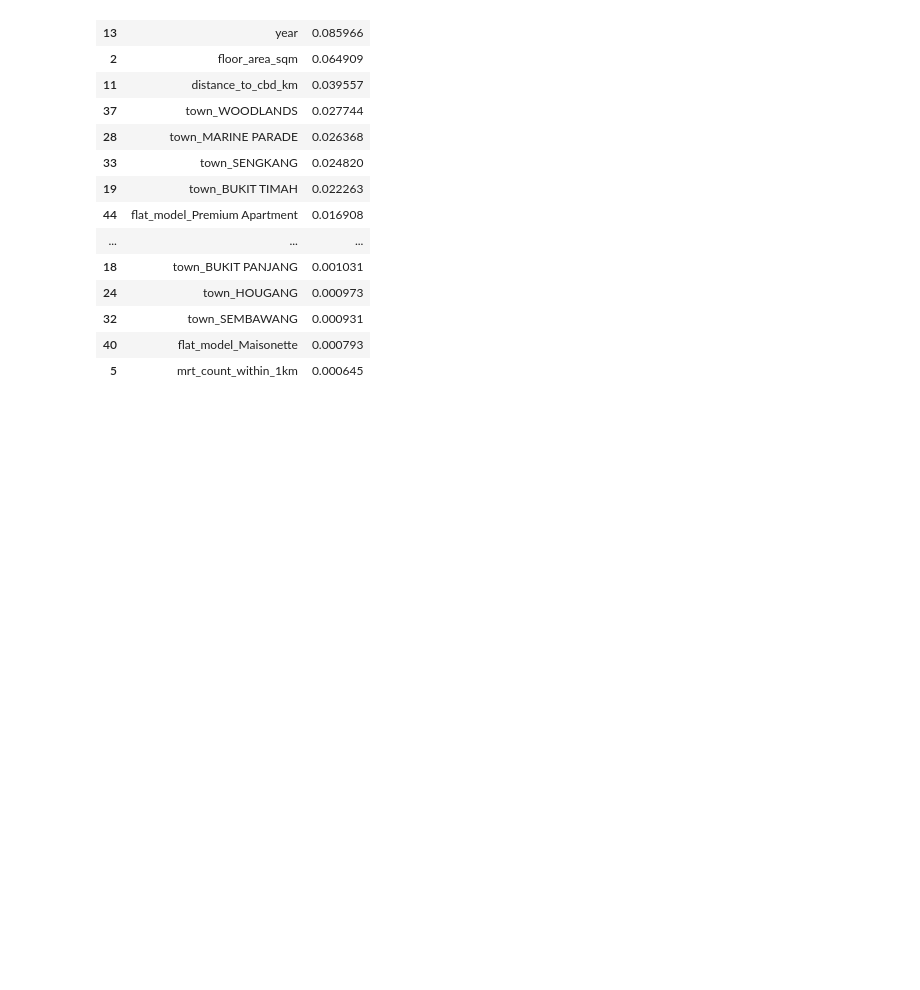
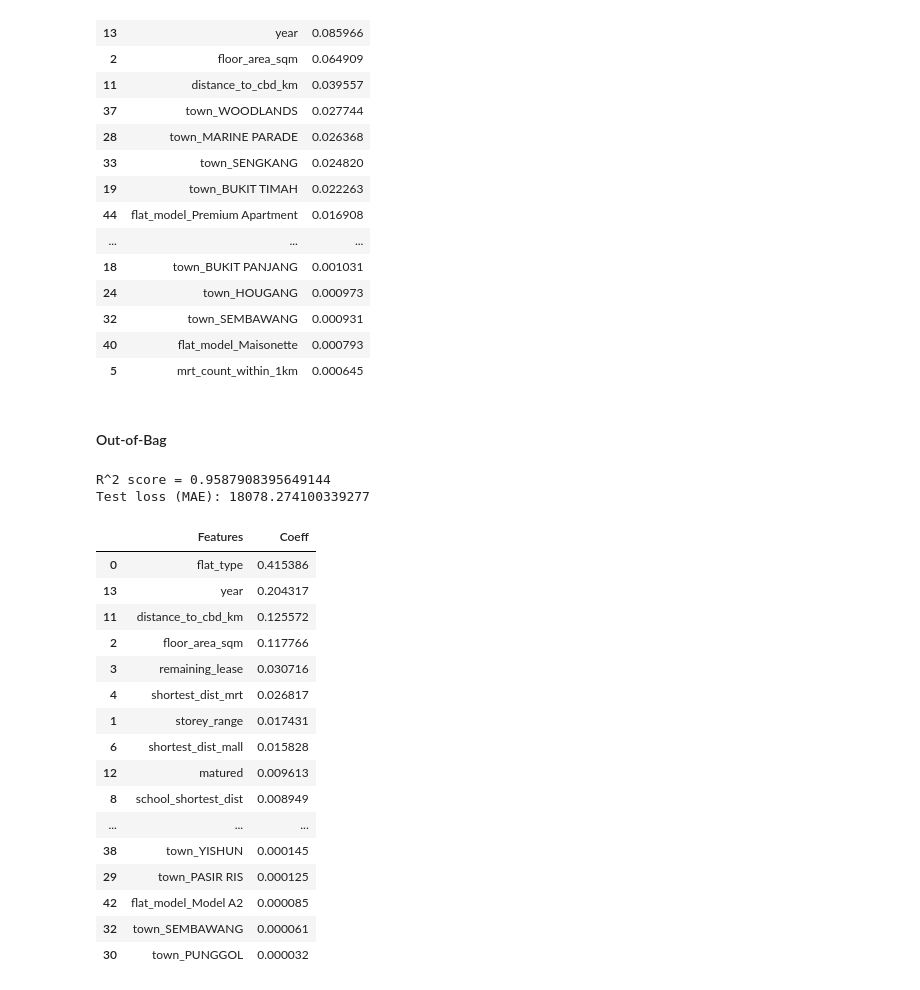
Before and after one commit to raychng/bt4222-project, a Jupyter notebook: Model Building 2004 to 2013.ipynb, the cells around one changed output. Saved outputs shown, nothing was run; the diff lists cells and outputs as text; code cells hidden in the pictures; blank space fills up the shorter version.

```diff
--- a/Model Building 2004 to 2013.ipynb
+++ b/Model Building 2004 to 2013.ipynb
@@ -352,3 +361,32 @@ xgb_importance.sort_values(by = 'Coeff', ascending = False)
 | 32 | town_SEMBAWANG | 0.000931 |
 | 40 | flat_model_Maisonette | 0.000793 |
 | 5 | mrt_count_within_1km | 0.000645 |
+# %% [markdown]
+#### Out-of-Bag
+# %%
+oob_model = RandomForestRegressor(oob_score=True)
+oob_r2, oob_mae = model_performance(oob_model)
+# %% [output]
+R^2 score = 0.9587908395649144
+Test loss (MAE): 18078.274100339277
+# %%
+oob_importance = pd.DataFrame(list(zip(X_train.columns, oob_model.feature_importances_)), columns =['Features', 'Coeff'])
+oob_importance.sort_values(by = 'Coeff', ascending = False)
+# %% [output]
+|  | Features | Coeff |
+| 0 | flat_type | 0.415386 |
+| 13 | year | 0.204317 |
+| 11 | distance_to_cbd_km | 0.125572 |
+| 2 | floor_area_sqm | 0.117766 |
+| 3 | remaining_lease | 0.030716 |
+| 4 | shortest_dist_mrt | 0.026817 |
+| 1 | storey_range | 0.017431 |
+| 6 | shortest_dist_mall | 0.015828 |
+| 12 | matured | 0.009613 |
+| 8 | school_shortest_dist | 0.008949 |
+| ... | ... | ... |
+| 38 | town_YISHUN | 0.000145 |
+| 29 | town_PASIR RIS | 0.000125 |
+| 42 | flat_model_Model A2 | 0.000085 |
+| 32 | town_SEMBAWANG | 0.000061 |
+| 30 | town_PUNGGOL | 0.000032 |
```
Also changed, not shown: parts of 4 cells of this notebook, 1 other file.
